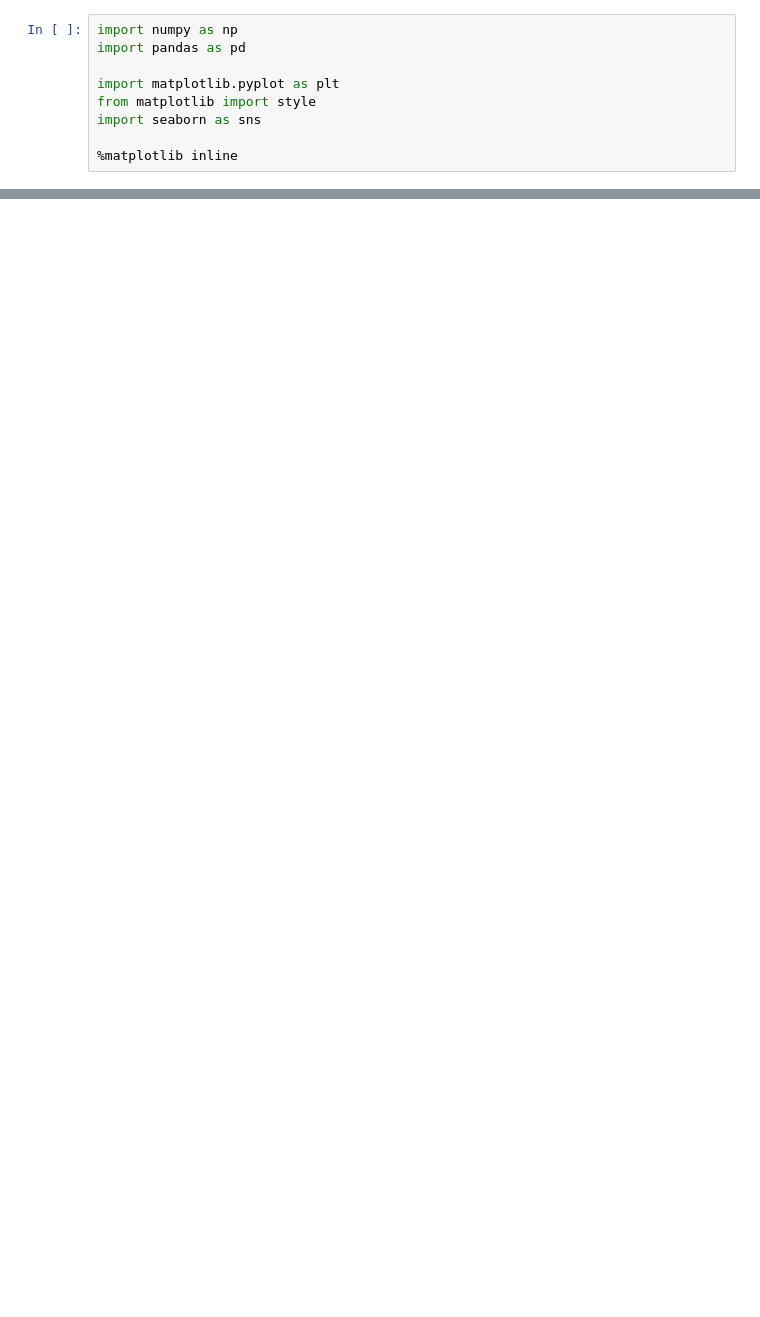
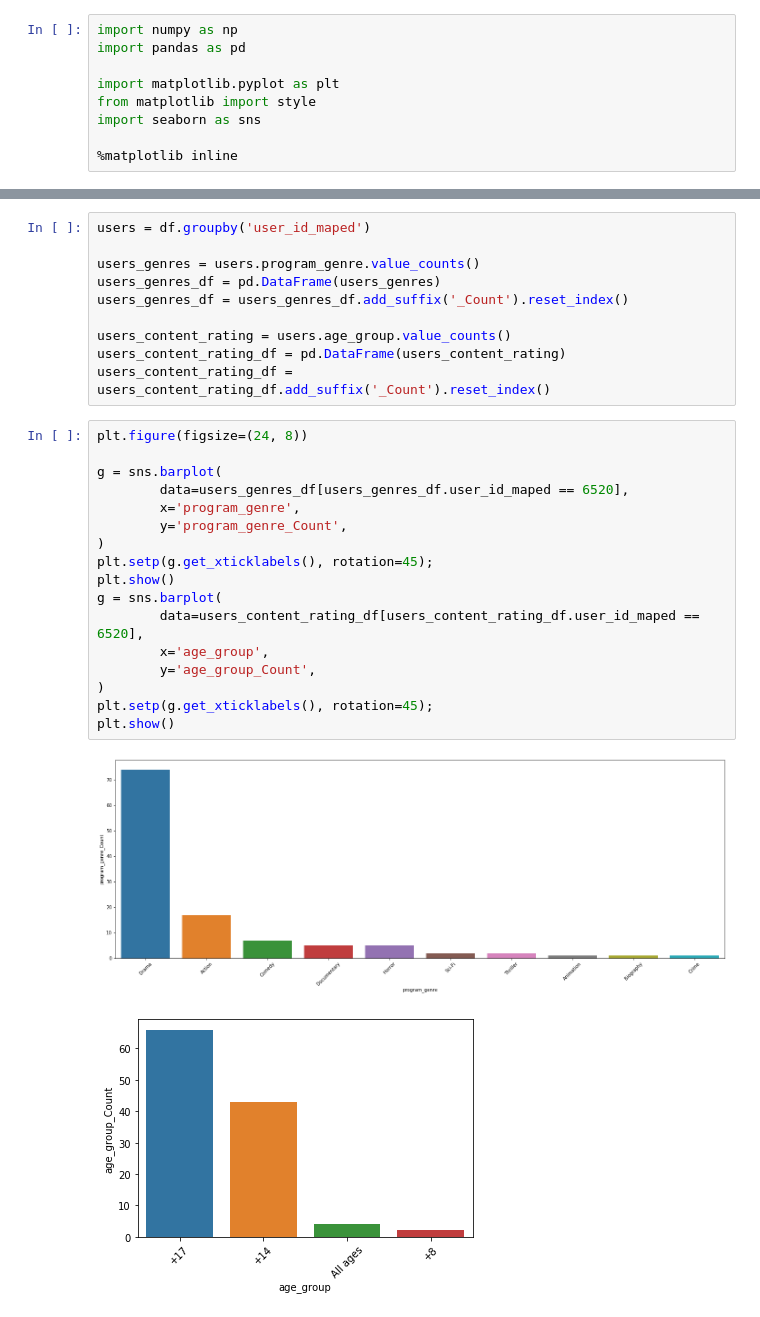
Before and after one commit to MohammedAlawami/STC_movie_project, a Jupyter notebook: data_exploration.ipynb, the cells around one changed output, grey strips where cells are left out. Drawn from its saved outputs; the diff is of its cells as text; blank space fills up the shorter version.

```diff
--- a/data_exploration.ipynb
+++ b/data_exploration.ipynb
@@ -167,0 +103,30 @@ Note: you may need to restart the kernel to use updated packages.
+# %%
+users = df.groupby('user_id_maped')
+
+users_genres = users.program_genre.value_counts()
+users_genres_df = pd.DataFrame(users_genres)
+users_genres_df = users_genres_df.add_suffix('_Count').reset_index()
+
+users_content_rating = users.age_group.value_counts()
+users_content_rating_df = pd.DataFrame(users_content_rating)
+users_content_rating_df = users_content_rating_df.add_suffix('_Count').reset_index()
+# %%
+plt.figure(figsize=(24, 8))
+
+g = sns.barplot(
+        data=users_genres_df[users_genres_df.user_id_maped == 6520],
+        x='program_genre',
+        y='program_genre_Count',
+)
+plt.setp(g.get_xticklabels(), rotation=45);
+plt.show()
+g = sns.barplot(
+        data=users_content_rating_df[users_content_rating_df.user_id_maped == 6520],
+        x='age_group',
+        y='age_group_Count',
+)
+plt.setp(g.get_xticklabels(), rotation=45);
+plt.show()
+# %% [output]
+[figure, added]
+[figure, added]
```
Also changed, not shown: parts of 36 cells of this notebook, 4 other files.
